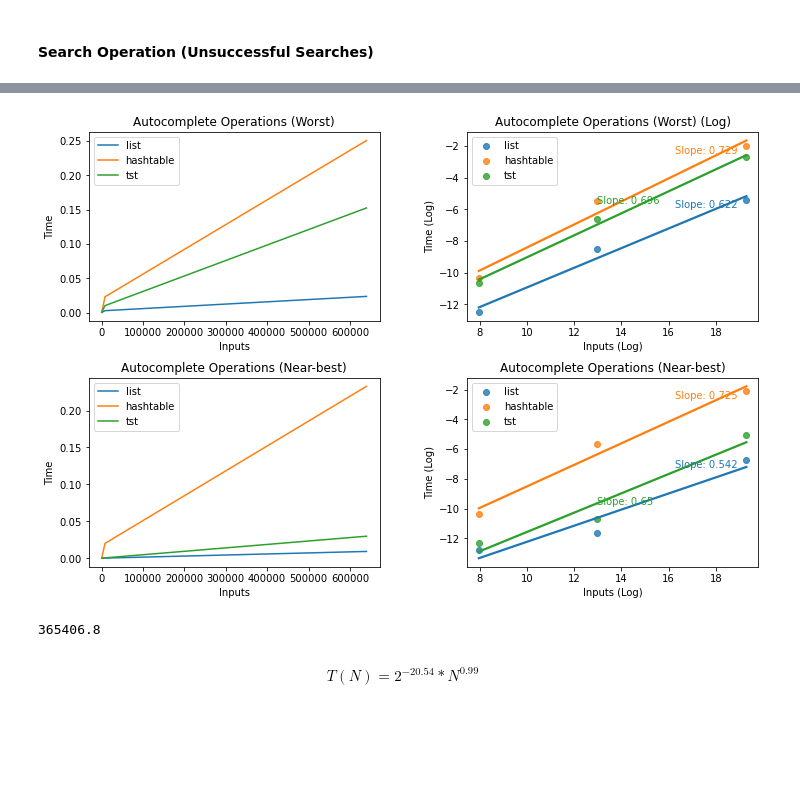
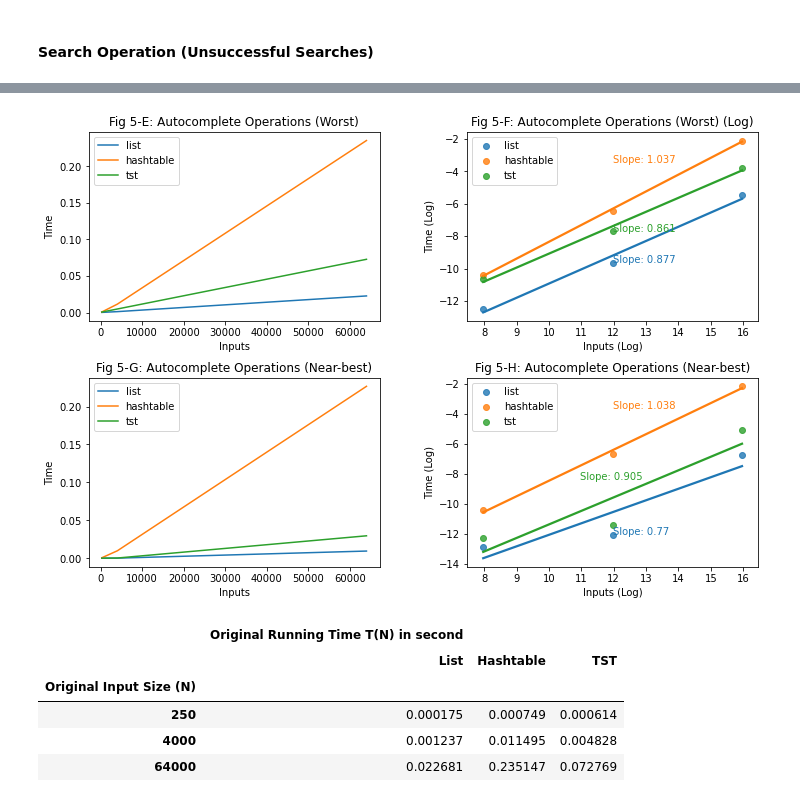
Before and after one commit to hooniez/aa_assignment_1, a Jupyter notebook: assignment1.ipynb, the cells around one changed output, grey strips where cells are left out. Saved outputs shown, nothing was run; the diff lists cells and outputs as text; code cells hidden in the pictures; blank space fills up the shorter version.

```diff
--- a/assignment1.ipynb
+++ b/assignment1.ipynb
@@ -974,8 +910,8 @@ df_scenario2_original[::-1]
 #### Search Operation (Successful Searches)
 # %%
 # Each row contains the running times for all the implementations on one dataset in the order to list, hashtable, and tst.
-running_times = np.empty((3,3,3))
-input_sizes = [250, 8000, 640000]
+running_times = np.zeros((3,3,3))
+input_sizes = [250, 4000, 64000]
 
 # Iterate over 3 datasets
 for i in range(num_datasets):
@@ -1005,7 +941,10 @@ for i in range(num_datasets):
                     end_time = time.time_ns()
                     running_time += (end_time - start_time) / math.pow(10, 9)
                 if wf_idx == input_sizes[counter] - 1:
+                    print("dataset num:", i, "agent_idx:", agent_idx, "wf_idx:", wf_idx)
+
                     running_times[agent_idx, i, counter] = running_time
+                    print("running times:", running_times)
                     counter += 1
         else:
             for wf_idx, wf in enumerate(word_frequencies):
@@ -1015,5 +954,7 @@ for i in range(num_datasets):
                     end_time = time.time_ns()
                     running_time += (end_time - start_time) / math.pow(10, 9)
                 if wf_idx == input_sizes[counter] - 1:
+                    print("dataset num:", i, "agent_idx:", agent_idx, "wf_idx:", wf_idx)
                     running_times[agent_idx, i, counter] = running_time
+                    print("running times:", running_times)
                     counter += 1
@@ -1074,7 +1067,7 @@ df_scenario2_original
 # %%
 # Each row contains the running times for all the implementations on one dataset in the order to list, hashtable, and tst.
 running_times = np.empty((3,3,3))
-input_sizes = [250, 8000, 640000]
+input_sizes = [250, 4000, 64000]
 
 # Iterate over 3 datasets
 for i in range(num_datasets):
@@ -1169,7 +1186,7 @@ num_datasets = 3
 num_letters = 5
 running_times_worst = np.empty((3,3,3))
 running_times_best = np.empty((3,3,3))
-input_sizes = [250, 8000, 640000]
+input_sizes = [250, 4000, 64000]
 
 for i in range(num_datasets):
     word_frequencies = []
@@ -1235,7 +1252,7 @@ runtime_best_hash = np.sum(running_times_best[1], axis=0) / 3
 runtime_best_tst = np.sum(running_times_best[2], axis=0) / 3
 # %%
 from scipy import stats
-worst_list_slope, intercept, r_value, p_value, std_err = stats.linregress(np.log2(input_sizes), np.log2(runtime_worst_list))
+worst_list_slope, worst_list_intercept, r_value, p_value, std_err = stats.linregress(np.log2(input_sizes), np.log2(runtime_worst_list))
 worst_hash_slope, intercept, r_value, p_value, std_err = stats.linregress(np.log2(input_sizes), np.log2(runtime_worst_hash))
 worst_tst_slope, intercept, r_value, p_value, std_err = stats.linregress(np.log2(input_sizes), np.log2(runtime_worst_tst))
 
@@ -1257,53 +1274,61 @@ sns.lineplot(x=input_sizes, y=runtime_worst_tst, label="tst", ci=None)
 plt.legend()
 plt.ylabel('Time')
 plt.xlabel('Inputs')
-plt.title('Autocomplete Operations (Worst)')
+plt.title('Fig 5-E: Autocomplete Operations (Worst)')
 
 plt.subplot(grid[0, 1])
 sns.regplot(x=np.log2(input_sizes), y=np.log2(runtime_worst_list), label="list", ci=None)
 sns.regplot(x=np.log2(input_sizes), y=np.log2(runtime_worst_hash), label="hashtable", ci=None)
 sns.regplot(x=np.log2(input_sizes), y=np.log2(runtime_worst_tst), label="tst", ci=None)
 
-plt.text(np.log2(input_sizes[-1]) - 3, np.log2(runtime_worst_list[-1]) - 0.5, 'Slope: ' + str(round(worst_list_slope,3)), c='#1f77b4')
-plt.text(np.log2(input_sizes[-1]) - 3, np.log2(runtime_worst_hash[-1]) - 0.5, 'Slope: ' + str(round(worst_hash_slope,3)), c='#ff7f0e')
-plt.text(np.log2(input_sizes[1]), np.log2(runtime_worst_tst[1]) + 1, 'Slope: ' + str(round(worst_tst_slope,3)), c='#2ca02c')
+plt.text(np.log2(input_sizes[1]), np.log2(runtime_worst_list[1]), 'Slope: ' + str(round(worst_list_slope,3)), c='#1f77b4')
+plt.text(np.log2(input_sizes[1]), np.log2(runtime_worst_hash[1]) + 3, 'Slope: ' + str(round(worst_hash_slope,3)), c='#ff7f0e')
+plt.text(np.log2(input_sizes[1]), np.log2(runtime_worst_tst[1]), 'Slope: ' + str(round(worst_tst_slope,3)), c='#2ca02c')
 plt.legend()
 plt.ylabel('Time (Log)')
 plt.xlabel('Inputs (Log)')
 plt.xlim(np.log2(input_sizes)[0] - 0.5, np.log2(input_sizes)[-1] + 0.5)
-plt.title('Autocomplete Operations (Worst) (Log)')
+plt.title('Fig 5-F: Autocomplete Operations (Worst) (Log)')
 
 plt.subplot(grid[1, 0])
 sns.lineplot(x=input_sizes, y=runtime_best_list, label="list", ci=None)
 sns.lineplot(x=input_sizes, y=runtime_best_hash, label="hashtable", ci=None)
 sns.lineplot(x=input_sizes, y=runtime_best_tst, label="tst", ci=None)
 
 plt.legend()
 plt.ylabel('Time')
 plt.xlabel('Inputs')
-plt.title('Autocomplete Operations (Near-best)')
+plt.title('Fig 5-G: Autocomplete Operations (Near-best)')
 
 plt.subplot(grid[1, 1])
 sns.regplot(x=np.log2(input_sizes), y=np.log2(runtime_best_list), label="list", ci=None)
 sns.regplot(x=np.log2(input_sizes), y=np.log2(runtime_best_hash), label="hashtable", ci=None)
 sns.regplot(x=np.log2(input_sizes), y=np.log2(runtime_best_tst), label="tst", ci=None)
 
-plt.text(np.log2(input_sizes[-1]) - 3, np.log2(runtime_best_list[-1]) - 0.5, 'Slope: ' + str(round(best_list_slope,3)), c='#1f77b4')
-plt.text(np.log2(input_sizes[-1]) - 3, np.log2(runtime_best_hash[-1]) - 0.5, 'Slope: ' + str(round(best_hash_slope,3)), c='#ff7f0e')
-plt.text(np.log2(input_sizes[1]), np.log2(runtime_best_tst[1]) + 1, 'Slope: ' + str(round(best_tst_slope,3)), c='#2ca02c')
+plt.text(np.log2(input_sizes[1]), np.log2(runtime_best_list[1]), 'Slope: ' + str(round(best_list_slope,3)), c='#1f77b4')
+plt.text(np.log2(input_sizes[1]), np.log2(runtime_best_hash[1]) + 3, 'Slope: ' + str(round(best_hash_slope,3)), c='#ff7f0e')
+plt.text(np.log2(input_sizes[1]) - 1, np.log2(runtime_best_tst[1]) + 3, 'Slope: ' + str(round(best_tst_slope,3)), c='#2ca02c')
 plt.legend()
 plt.ylabel('Time (Log)')
 plt.xlabel('Inputs (Log)')
-plt.title('Autocomplete Operations (Near-best)')
+plt.title('Fig 5-H: Autocomplete Operations (Near-best)')
 plt.xlim(np.log2(input_sizes)[0] - 0.5, np.log2(input_sizes)[-1] + 0.5)
 
 plt.show()
 # %% [output]
-[figure, old version]
+[figure, new version]
-# %%
-words_per_dictionary = [578707, 470000, 350000, 155327, 273000]
-sum(words_per_dictionary) / len(words_per_dictionary)
-# %% [output]
-365406.8
-# %% [markdown]
-$$T(N) = 2^{-20.54}*N^{0.99}$$
+# %%
+import pandas as pd
+
+columns = pd.MultiIndex.from_product([['Original Running Time T(N) in second'], ['List', 'Hashtable', 'TST']])
+# pd.DataFrame({'Original Input Size(N)': input_sizes, columns: runtime_all})
+df_scenario3_worst_auto_original = pd.DataFrame(np.concatenate((runtime_worst_list[:,np.newaxis], runtime_worst_hash[:,np.newaxis], runtime_worst_tst[:,np.newaxis]), axis=1), index=input_sizes, columns=columns)
+df_scenario3_worst_auto_original.index.name = 'Original Input Size (N)'
+df_scenario3_worst_auto_original
+# %% [output]
+|  | Original Running Time T(N) in second |  |  |
+|  | List | Hashtable | TST |
+| Original Input Size (N) |  |  |  |
+| 250 | 0.000175 | 0.000749 | 0.000614 |
+| 4000 | 0.001237 | 0.011495 | 0.004828 |
+| 64000 | 0.022681 | 0.235147 | 0.072769 |
```
Also changed, not shown: parts of 30 cells of this notebook, 10 other files.
